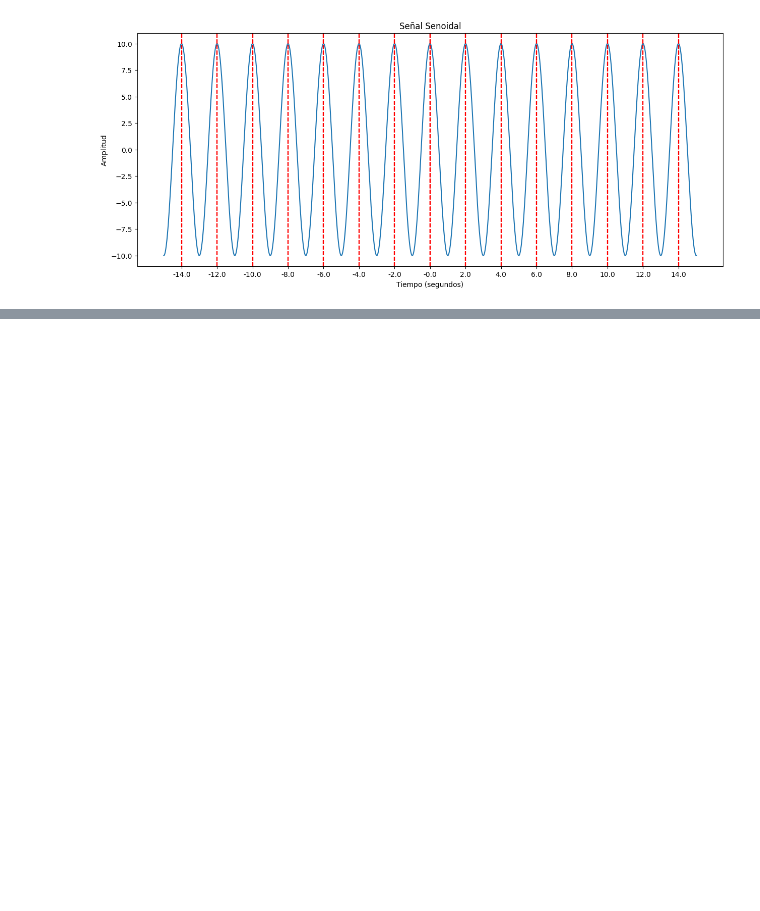
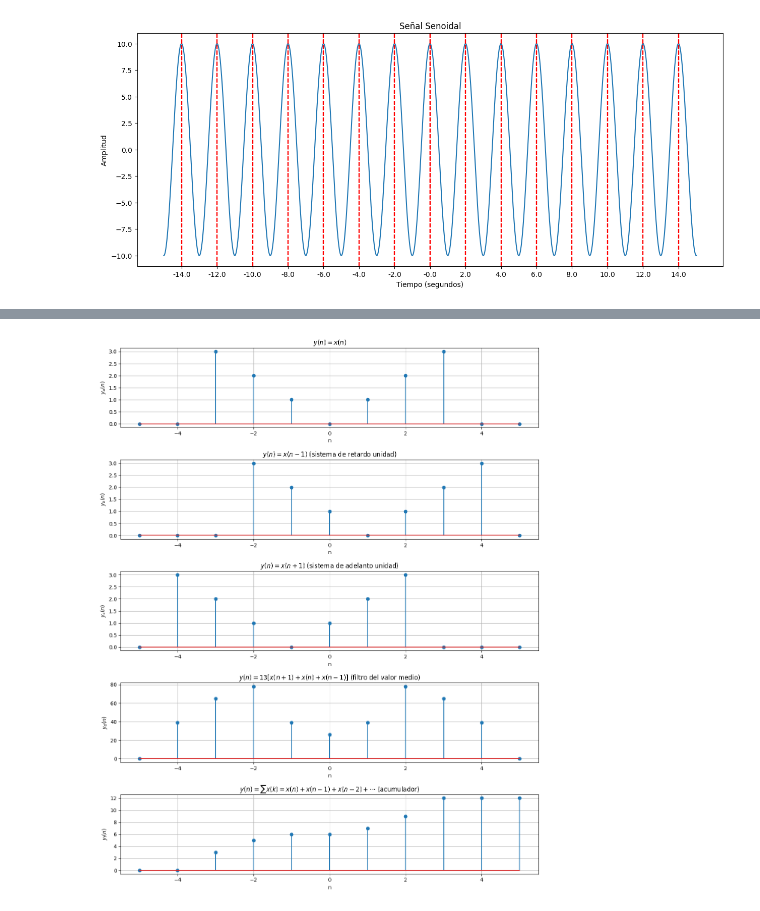
Before and after one commit to Rodolfox22/Procesamiento-de-se-ales, a Jupyter notebook: TP2/tp2_Pablo Correa.ipynb, the cells around one changed output, grey strips where cells are left out. Cells and saved outputs as stored; diff of their text form; code cells hidden in the pictures; blank space fills up the shorter version.

```diff
--- a/TP2/tp2_Pablo Correa.ipynb
+++ b/TP2/tp2_Pablo Correa.ipynb
@@ -513,10 +559,7 @@ def fx4(n):
 
 
 n = np.arange(-3, 5)
-x = []
-
-for i in n:
-    x.insert(i + 3, fx4(i))
+x = np.array([fx4(n_i) for n_i in n])
 
 plt.stem(n, x)
 plt.title("X(n)")
@@ -631,18 +671,16 @@ def fx6(n):
         return 0
 
 
-n = np.arange(-10, 12)
-x = []
+n6 = np.arange(-10, 12)
 
-# Creo la matriz x a partir de los valores n
-for i in n:
-    x.insert(i + 10, fx6(i))
+# Creo la matriz x a partir de los valores n6
+x6 = np.array([fx6(n_i) for n_i in n6])
 
 plt.figure(figsize=(10, 4))
-plt.stem(n, x)
+plt.stem(n6, x6)
 plt.title("X(n)")
-print(n)
-print(x)
+print(n6)
+print(x6)
 # %% [output]
 [-10  -9  -8  -7  -6  -5  -4  -3  -2  -1   0   1   2   3   4   5   6   7
    8   9  10  11]
@@ -1117,0 +1247,58 @@ b)Realice la suma de ambas señales o sea X1+X2 y grafique el resultado. Observe
+# %%
+def f_n(n):
+    """
+    Purpose: arg
+    """
+    x = np.abs(n)
+    x[n < -3] = 0
+    x[n > 3] = 0
+    return x
+
+
+# Definimos la señal x(n)
+n = np.arange(-5, 6)
+
+# a) y(n) = x(n)
+y_a = f_n(n)
+y_b = f_n(n - 1)
+y_c = f_n(n + 1)
+y_d = 13 * (f_n(n + 1) + f_n(n) + f_n(n - 1))
+
+
+# f) y(n) = acumulador
+def acumulador(x):
+    y = np.zeros_like(x)
+    for i in range(len(x)):
+        y[i] = np.sum(x[: i + 1])
+    return y
+
+
+y_f = acumulador(y_a)
+
+# Graficamos las señales
+plt.figure(figsize=(12, 15))
+
+labels = [
+    [
+        "$y(n) = x(n)$",
+        "$y(n) = x(n − 1)$ (sistema de retardo unidad)",
+        "$y(n) = x(n + 1)$ (sistema de adelanto unidad)",
+        "$y(n) = 13 [x(n + 1) + x(n) + x(n − 1)]$ (filtro del valor medio)",
+        "$y(n) = ∑ x(k) = x(n) + x(n − 1) + x(n − 2) + · · · $ (acumulador)",
+    ],
+    ["$y_a(n)$", "$y_b(n)$", "$y_c(n)$", "$y_d(n)$", "$y_f(n)$"],
+    [y_a, y_b, y_c, y_d, y_f],
+]
+for i in range(5):
+    # Gráfico de x(n)
+    plt.subplot(5, 1, i + 1)
+    plt.stem(n, labels[2][i], use_line_collection=True)
+    plt.title(labels[0][i])
+    plt.xlabel("n")
+    plt.ylabel(labels[1][i])
+    plt.grid(True)
+
+plt.tight_layout()
+plt.show()
+# %% [output]
+[figure, added]
```
Also changed, not shown: parts of 29 cells of this notebook, 9 other files.
